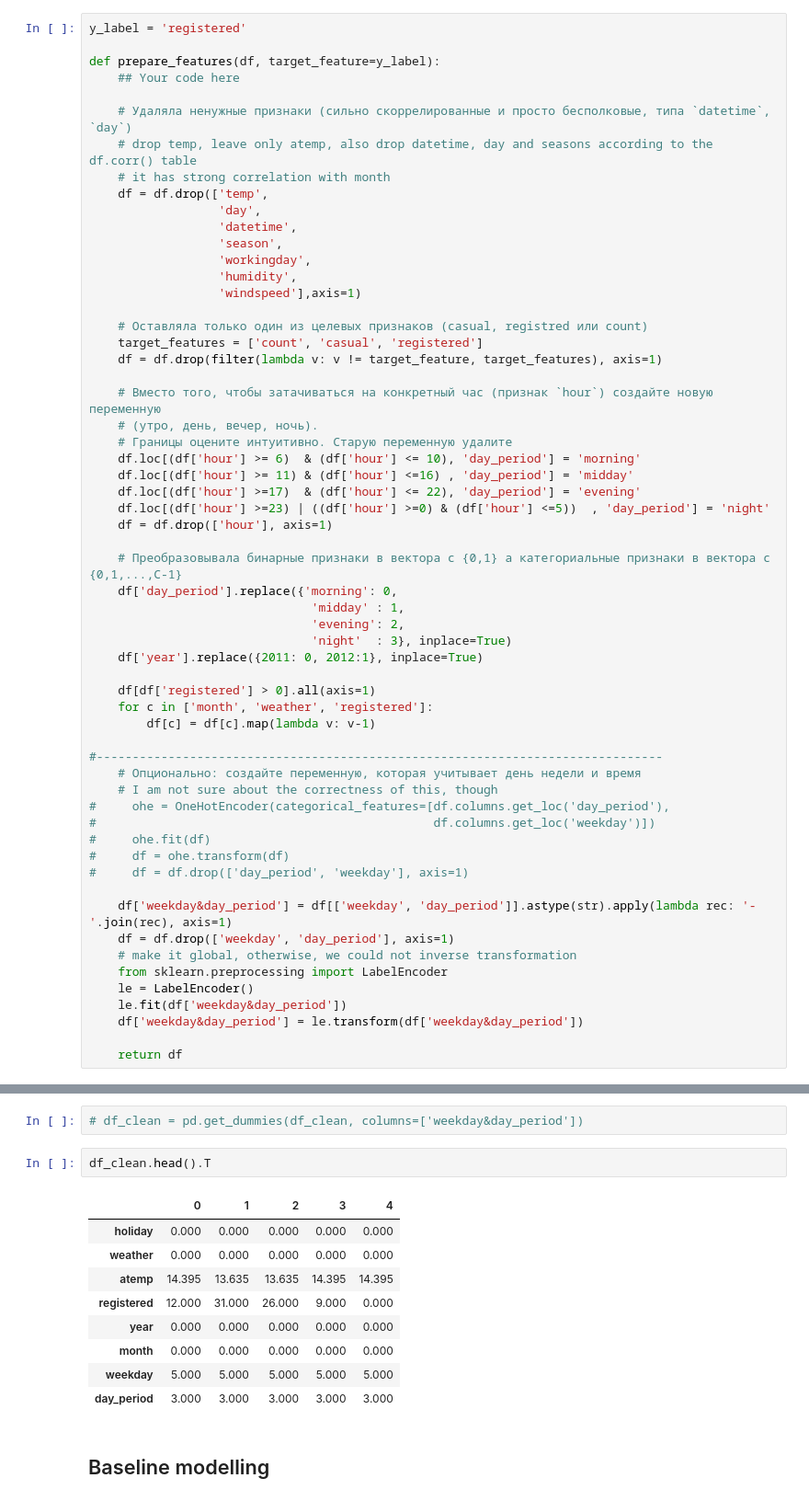
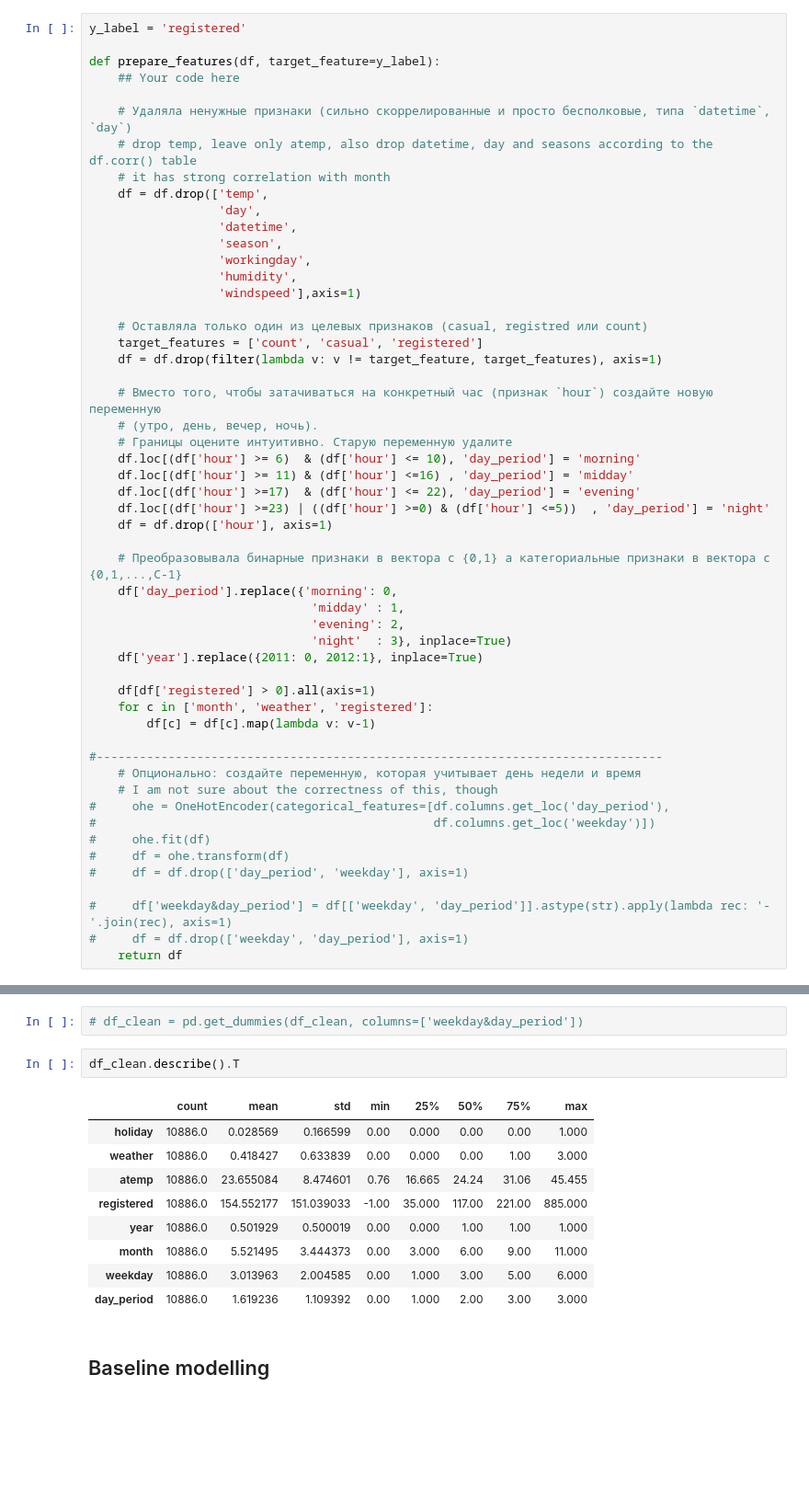
Before and after one commit to rojaster/sfml, a Jupyter notebook: hw04/lesson_04_homework/regression-skillfactory-hw.ipynb, the cells around one changed output, grey strips where cells are left out. Shown at 92% size. Saved outputs shown, nothing was run; the diff lists cells and outputs as text; blank space fills up the shorter version.

```diff
--- a/hw04/lesson_04_homework/regression-skillfactory-hw.ipynb
+++ b/hw04/lesson_04_homework/regression-skillfactory-hw.ipynb
@@ -428,14 +428,8 @@ def prepare_features(df, target_feature=y_label):
 #     df = ohe.transform(df)
 #     df = df.drop(['day_period', 'weekday'], axis=1)
 
-    df['weekday&day_period'] = df[['weekday', 'day_period']].astype(str).apply(lambda rec: '-'.join(rec), axis=1)
-    df = df.drop(['weekday', 'day_period'], axis=1)
-    # make it global, otherwise, we could not inverse transformation
-    from sklearn.preprocessing import LabelEncoder
-    le = LabelEncoder()
-    le.fit(df['weekday&day_period'])
-    df['weekday&day_period'] = le.transform(df['weekday&day_period'])
-
+#     df['weekday&day_period'] = df[['weekday', 'day_period']].astype(str).apply(lambda rec: '-'.join(rec), axis=1)
+#     df = df.drop(['weekday', 'day_period'], axis=1)
     return df
 # %% [markdown]
 Сделаем не простое разбиение на обучение и контроль а такую, что в контрольной и обучающей выборке будет примерно одинаковое распределение по году-месяцу
@@ -487,17 +485,17 @@ df_clean.sample(n=10)
 # %%
 # df_clean = pd.get_dummies(df_clean, columns=['weekday&day_period'])
 # %%
-df_clean.head().T
+df_clean.describe().T
 # %% [output]
-|  | 0 | 1 | 2 | 3 | 4 |
-| holiday | 0.000 | 0.000 | 0.000 | 0.000 | 0.000 |
-| weather | 0.000 | 0.000 | 0.000 | 0.000 | 0.000 |
-| atemp | 14.395 | 13.635 | 13.635 | 14.395 | 14.395 |
-| registered | 12.000 | 31.000 | 26.000 | 9.000 | 0.000 |
-| year | 0.000 | 0.000 | 0.000 | 0.000 | 0.000 |
-| month | 0.000 | 0.000 | 0.000 | 0.000 | 0.000 |
-| weekday | 5.000 | 5.000 | 5.000 | 5.000 | 5.000 |
-| day_period | 3.000 | 3.000 | 3.000 | 3.000 | 3.000 |
+|  | count | mean | std | min | 25% | 50% | 75% | max |
+| holiday | 10886.0 | 0.028569 | 0.166599 | 0.00 | 0.000 | 0.00 | 0.00 | 1.000 |
+| weather | 10886.0 | 0.418427 | 0.633839 | 0.00 | 0.000 | 0.00 | 1.00 | 3.000 |
+| atemp | 10886.0 | 23.655084 | 8.474601 | 0.76 | 16.665 | 24.24 | 31.06 | 45.455 |
+| registered | 10886.0 | 154.552177 | 151.039033 | -1.00 | 35.000 | 117.00 | 221.00 | 885.000 |
+| year | 10886.0 | 0.501929 | 0.500019 | 0.00 | 0.000 | 1.00 | 1.00 | 1.000 |
+| month | 10886.0 | 5.521495 | 3.444373 | 0.00 | 3.000 | 6.00 | 9.00 | 11.000 |
+| weekday | 10886.0 | 3.013963 | 2.004585 | 0.00 | 1.000 | 3.00 | 5.00 | 6.000 |
+| day_period | 10886.0 | 1.619236 | 1.109392 | 0.00 | 1.000 | 2.00 | 3.00 | 3.000 |
 # %% [markdown]
 ## Baseline modelling
 # %% [markdown]
```
Also changed, not shown: parts of 19 cells of this notebook.
